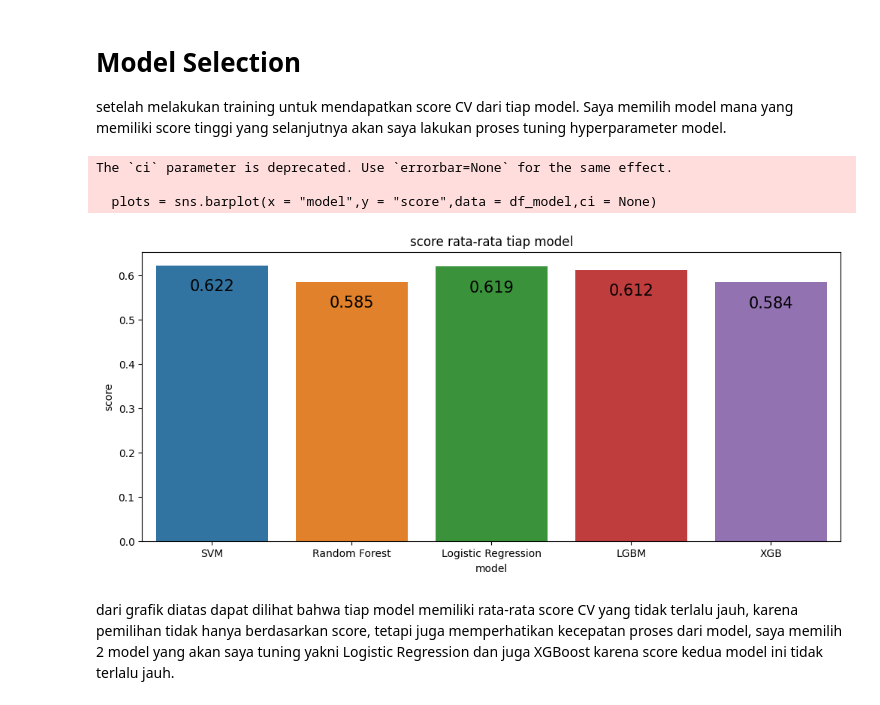
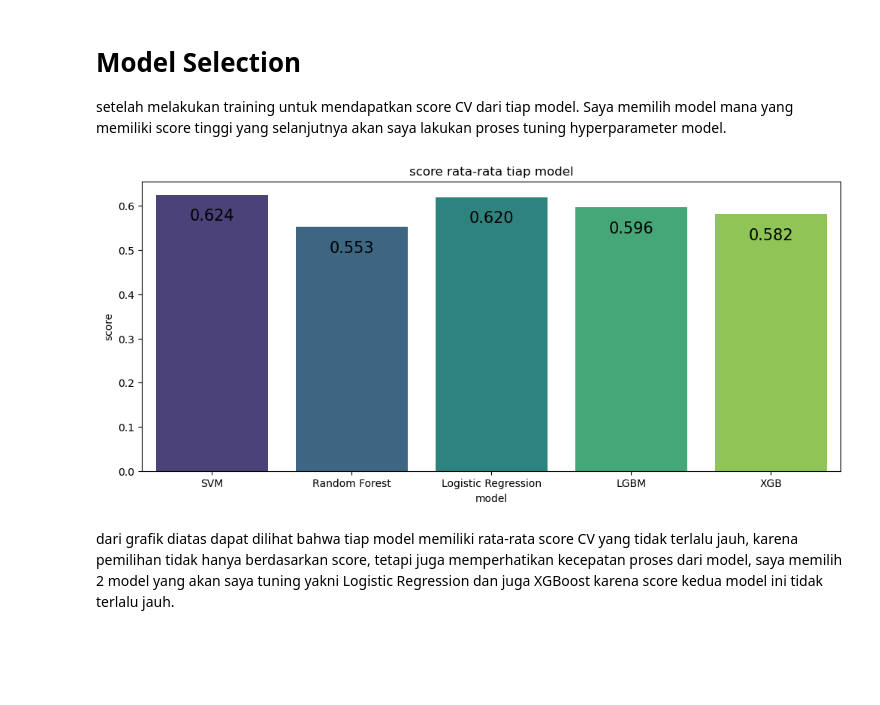
Before and after one commit to dafiqrahman/final-project-DS-nextdev, a Jupyter notebook: final_project_syair dafiq faizur rahman.ipynb, the cells around one changed output. Drawn from its saved outputs; the diff is of its cells as text; code cells hidden in the pictures; blank space fills up the shorter version.

```diff
--- a/final_project_syair dafiq faizur rahman.ipynb
+++ b/final_project_syair dafiq faizur rahman.ipynb
@@ -349,8 +336,7 @@ hal ini saya lakukan karena saya menggunakan metode evaluasi train-eval-test spl
 # %%
 ## stratified shuffle
 X = df.drop(columns="Churn")
-y = df.Churn.apply(lambda x: 1 if x == "Yes" else 0)
-
+y = df.Churn
 X_train, X_test, y_train, y_test = train_test_split(X, y, test_size=0.2, stratify=y, random_state=1003)
 X_train.shape, X_test.shape, y_train.shape, y_test.shape
 # %% [output]
@@ -379,10 +365,10 @@ categorical_transformer = Pipeline(steps=[
 ])
 
 # fitur numerical dan categorical
-categorical_columns = ['gender', 'Partner', 'Dependents', 'PhoneService', 'MultipleLines',
+categorical_columns = ['PhoneService', 'MultipleLines',
        'InternetService', 'OnlineSecurity', 'OnlineBackup', 'DeviceProtection',
        'TechSupport', 'StreamingTV', 'StreamingMovies', 'Contract',
-       'PaperlessBilling', 'PaymentMethod','SeniorCitizen' ]
+       'PaymentMethod']
 numerical_columns = ['MonthlyCharges', 'TotalCharges' ]
 
 # menggabungkan semua transformer
@@ -433,26 +423,23 @@ for m in models:
 setelah melakukan training untuk mendapatkan score CV dari tiap model. Saya memilih model mana yang memiliki score tinggi yang selanjutnya akan saya lakukan proses tuning hyperparameter model.
 # %%
 plt.figure(figsize = (12,5))
-plots = sns.barplot(x = "model",y = "score",data = df_model,ci = None)
+plots = sns.barplot(x = "model",y = "score",data = df_model,ci = None,palette = "viridis")
 plots.set_title("score rata-rata tiap model")
 for bar in plots.patches:
 
   # Using Matplotlib's annotate function and
   # passing the coordinates where the annotation shall be done
   # x-coordinate: bar.get_x() + bar.get_width() / 2
   # y-coordinate: bar.get_height()
   # free space to be left to make graph pleasing: (0, 8)
   # ha and va stand for the horizontal and vertical alignment
     plots.annotate(format(bar.get_height(), '.3f'),
                    (bar.get_x() + bar.get_width() / 2,
                     bar.get_height()), ha='center', va='center',
                    size=15, xytext=(0, -20),
                    textcoords='offset points')
 # %% [output]
-The `ci` parameter is deprecated. Use `errorbar=None` for the same effect.
-
-  plots = sns.barplot(x = "model",y = "score",data = df_model,ci = None)
-[figure, old version]
+[figure, new version]
 # %% [markdown]
 dari grafik diatas dapat dilihat bahwa tiap model memiliki rata-rata score CV yang tidak terlalu jauh, karena pemilihan tidak hanya berdasarkan score, tetapi juga memperhatikan kecepatan proses dari model, saya memilih 2 model yang akan saya tuning yakni Logistic Regression dan juga XGBoost karena score kedua model ini tidak terlalu jauh.
 # %% [markdown]
```
Also changed, not shown: parts of 17 cells of this notebook.
